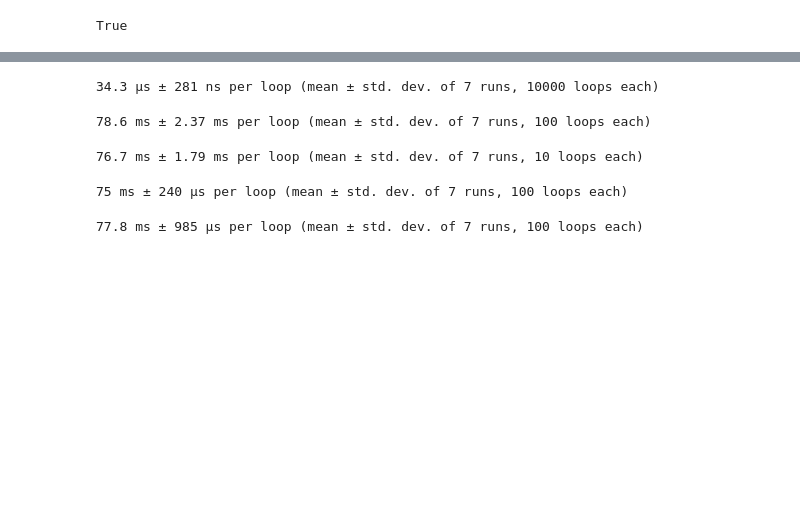
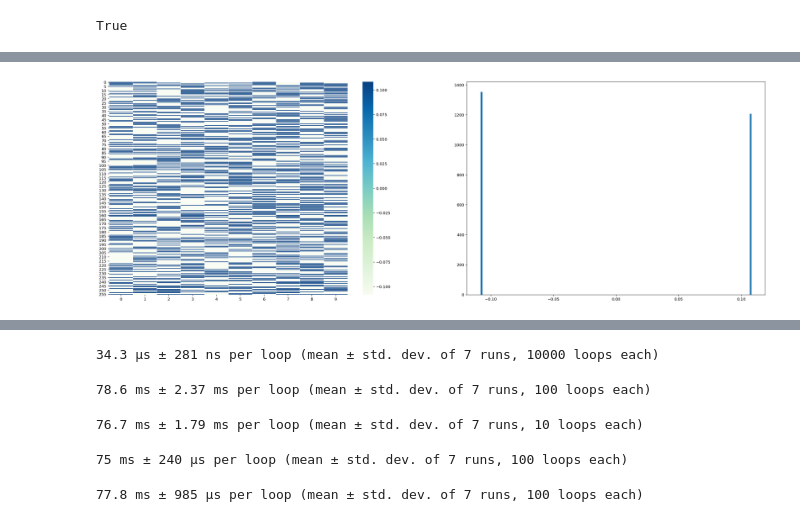
Before and after one commit to kosnil/signed_supermasks, a Jupyter notebook: supermask_experiments_cnn.ipynb, the cells around one changed output, grey strips where cells are left out. Saved outputs shown, nothing was run; the diff lists cells and outputs as text; code cells hidden in the pictures; blank space fills up the shorter version.

```diff
--- a/supermask_experiments_cnn.ipynb
+++ b/supermask_experiments_cnn.ipynb
@@ -654,3 +1091,7 @@ def just_eval(model, ds_test):
 <a id='mask_training'></a>
 # %% [markdown]
 ResNet 50: https://towardsdatascience.com/understand-and-implement-resnet-50-with-tensorflow-2-0-1190b9b52691
+# %%
+conv2_mask = None
+import gc
+gc.collect()
@@ -665,0 +1361,10 @@ True
+# %%
+old_weights = mt.model.layers[-1].w.numpy()
+# %%
+plt.figure(figsize=(30,10))
+plt.subplot(1,2,1)
+sns.heatmap(old_weights, cmap="GnBu", linewidth=.1)
+plt.subplot(1,2,2)
+_ = plt.hist(old_weights.flatten(), bins=140)
+# %% [output]
+[figure, added]
```
Also changed, not shown: parts of 143 cells of this notebook, 3 other files.
